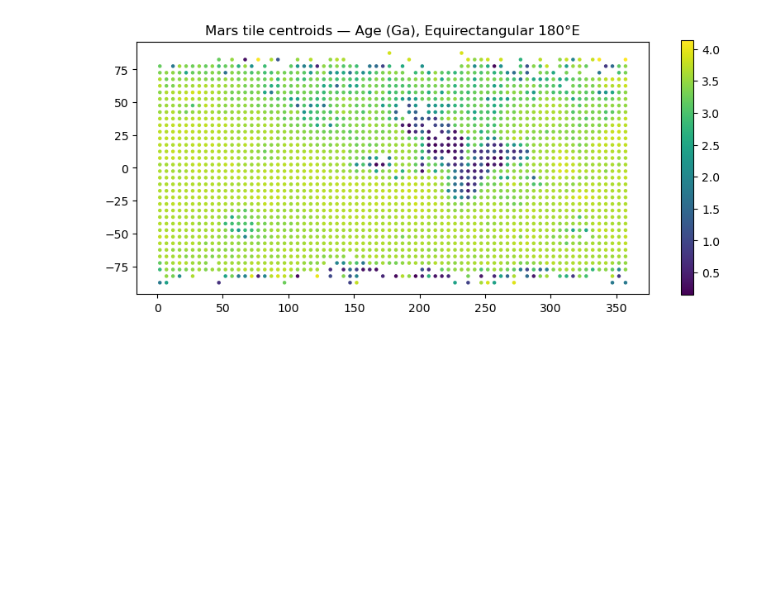
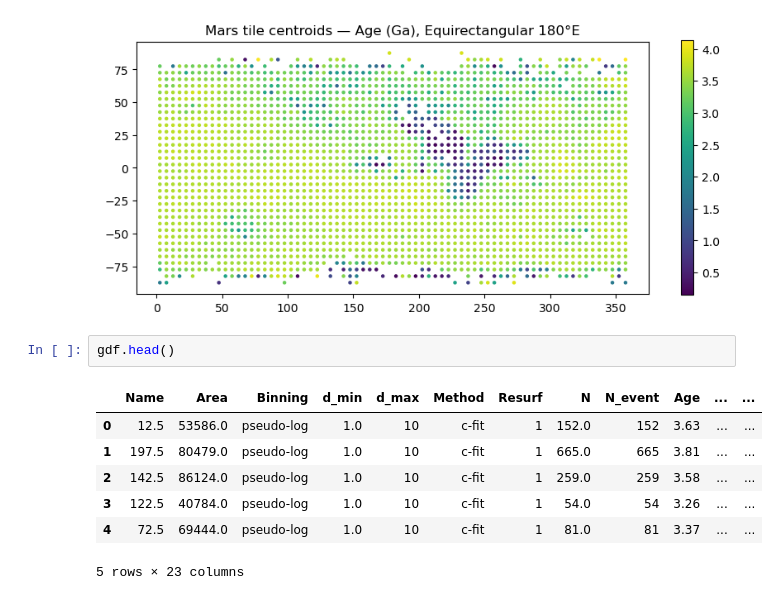
Before and after one commit to myldncnsn-boop/mars-crater-density, a Jupyter notebook: csv_to_gpkg.ipynb, the cells around one changed output. Drawn from its saved outputs; the diff is of its cells as text; blank space fills up the shorter version.

```diff
--- a/csv_to_gpkg.ipynb
+++ b/csv_to_gpkg.ipynb
@@ -41,3 +48,13 @@ ax.set_title("Mars tile centroids — Age (Ga), Equirectangular 180°E")
 # %% [output]
 Text(0.5, 1.0, 'Mars tile centroids — Age (Ga), Equirectangular 180°E')
 [figure]
+# %%
+gdf.head()
+# %% [output]
+|  | Name | Area | Binning | d_min | d_max | Method | Resurf | N | N_event | Age | ... | ... |
+| 0 | 12.5 | 53586.0 | pseudo-log | 1.0 | 10 | c-fit | 1 | 152.0 | 152 | 3.63 | ... | ... |
+| 1 | 197.5 | 80479.0 | pseudo-log | 1.0 | 10 | c-fit | 1 | 665.0 | 665 | 3.81 | ... | ... |
+| 2 | 142.5 | 86124.0 | pseudo-log | 1.0 | 10 | c-fit | 1 | 259.0 | 259 | 3.58 | ... | ... |
+| 3 | 122.5 | 40784.0 | pseudo-log | 1.0 | 10 | c-fit | 1 | 54.0 | 54 | 3.26 | ... | ... |
+| 4 | 72.5 | 69444.0 | pseudo-log | 1.0 | 10 | c-fit | 1 | 81.0 | 81 | 3.37 | ... | ... |
+5 rows × 23 columns
```
Also changed, not shown: parts of 2 cells of this notebook, 2 other files.
